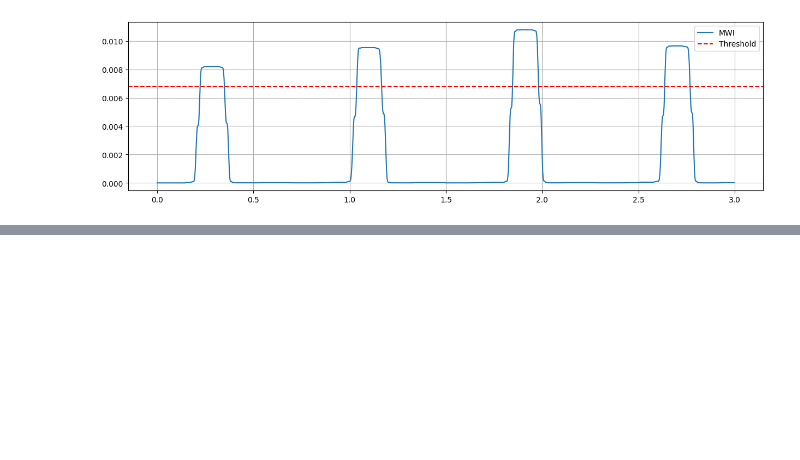
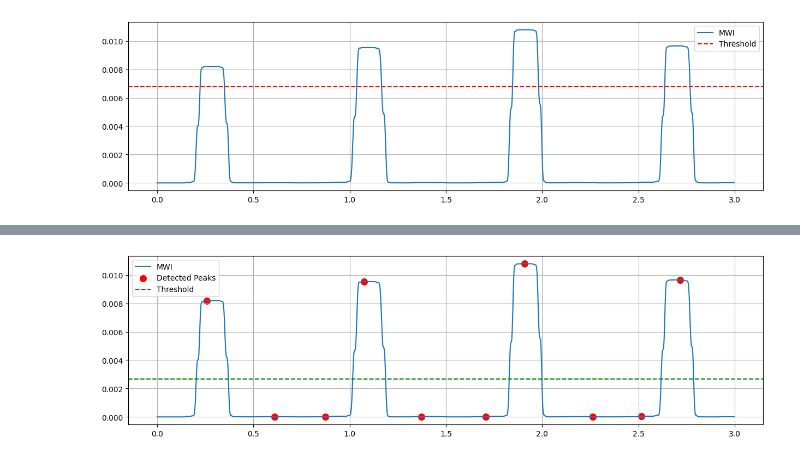
Before and after one commit to Aadit2308/pan---topkkins, a Jupyter notebook: model.ipynb, the cells around one changed output, grey strips where cells are left out. Cells and saved outputs as stored; diff of their text form; code cells hidden in the pictures; blank space fills up the shorter version.

```diff
--- a/model.ipynb
+++ b/model.ipynb
@@ -292,0 +301,22 @@ Annotated: [ 18  77 370 662 946]
+# %%
+plt.figure(figsize=(15,4))
+
+plt.plot(t[:samples], mwi[:samples], label="MWI")
+
+mask = peaks < samples
+
+plt.scatter(
+    peaks[mask]/fs,
+    mwi[peaks[mask]],
+    color='red',
+    s=70,
+    label="Detected Peaks"
+)
+
+plt.axhline(threshold, color='green', linestyle='--', label='Threshold')
+
+plt.grid(True)
+plt.legend()
+plt.show()
+# %% [output]
+[figure, added]
```
Also changed, not shown: parts of 75 cells of this notebook.
